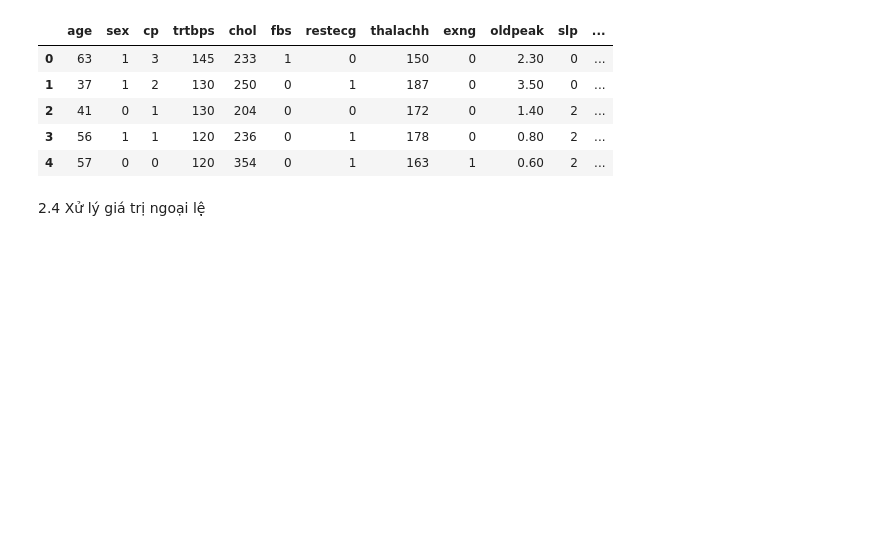
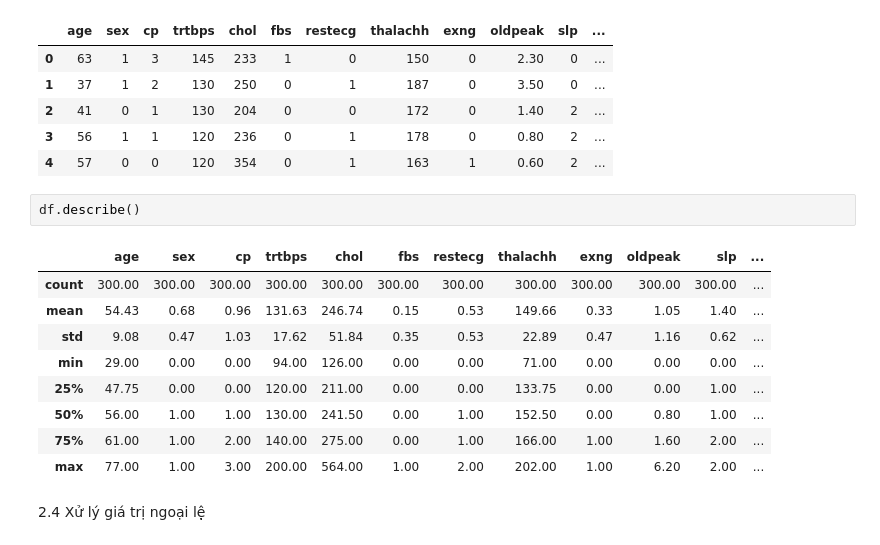
Before and after one commit to minhkhanh-coder/machine-learning-1, a Jupyter notebook: supervised_learning/supervised_learning.ipynb, the cells around one changed output. Saved outputs shown, nothing was run; the diff lists cells and outputs as text; blank space fills up the shorter version.

```diff
--- a/supervised_learning/supervised_learning.ipynb
+++ b/supervised_learning/supervised_learning.ipynb
@@ -292,6 +292,18 @@ df.head()
 | 2 | 41 | 0 | 1 | 130 | 204 | 0 | 0 | 172 | 0 | 1.40 | 2 | ... |
 | 3 | 56 | 1 | 1 | 120 | 236 | 0 | 1 | 178 | 0 | 0.80 | 2 | ... |
 | 4 | 57 | 0 | 0 | 120 | 354 | 0 | 1 | 163 | 1 | 0.60 | 2 | ... |
+# %%
+df.describe()
+# %% [output]
+|  | age | sex | cp | trtbps | chol | fbs | restecg | thalachh | exng | oldpeak | slp | ... |
+| count | 300.00 | 300.00 | 300.00 | 300.00 | 300.00 | 300.00 | 300.00 | 300.00 | 300.00 | 300.00 | 300.00 | ... |
+| mean | 54.43 | 0.68 | 0.96 | 131.63 | 246.74 | 0.15 | 0.53 | 149.66 | 0.33 | 1.05 | 1.40 | ... |
+| std | 9.08 | 0.47 | 1.03 | 17.62 | 51.84 | 0.35 | 0.53 | 22.89 | 0.47 | 1.16 | 0.62 | ... |
+| min | 29.00 | 0.00 | 0.00 | 94.00 | 126.00 | 0.00 | 0.00 | 71.00 | 0.00 | 0.00 | 0.00 | ... |
+| 25% | 47.75 | 0.00 | 0.00 | 120.00 | 211.00 | 0.00 | 0.00 | 133.75 | 0.00 | 0.00 | 1.00 | ... |
+| 50% | 56.00 | 1.00 | 1.00 | 130.00 | 241.50 | 0.00 | 1.00 | 152.50 | 0.00 | 0.80 | 1.00 | ... |
+| 75% | 61.00 | 1.00 | 2.00 | 140.00 | 275.00 | 0.00 | 1.00 | 166.00 | 1.00 | 1.60 | 2.00 | ... |
+| max | 77.00 | 1.00 | 3.00 | 200.00 | 564.00 | 1.00 | 2.00 | 202.00 | 1.00 | 6.20 | 2.00 | ... |
 # %% [markdown]
 2.4 Xử lý giá trị ngoại lệ
 # %% [markdown]
```
